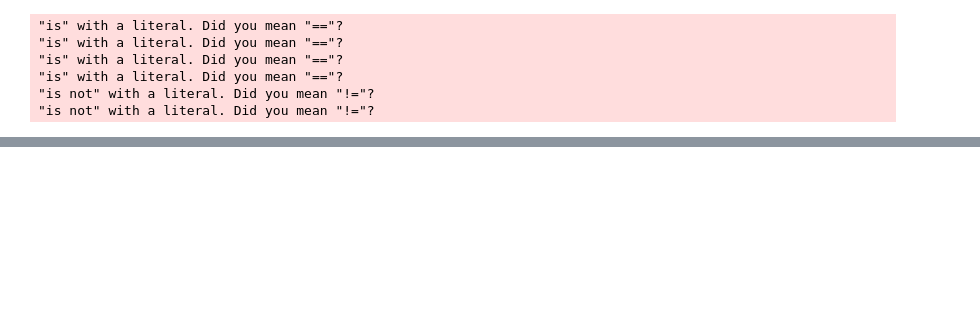
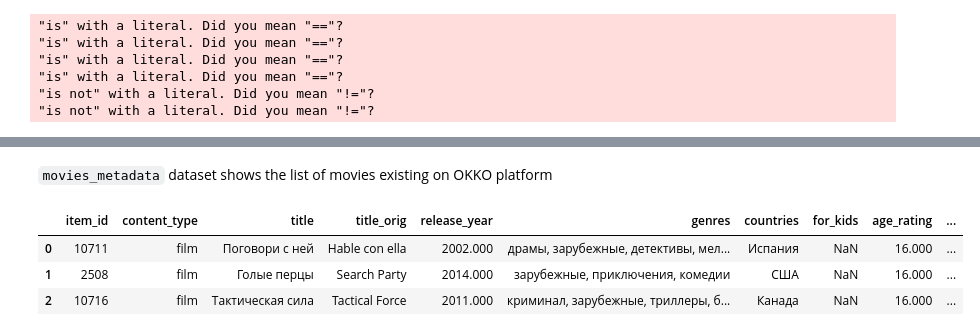
Before and after one commit to kshurik/rekkobook, a Jupyter notebook: _sources/chapter1/full_pipeline.ipynb, the cells around one changed output, grey strips where cells are left out. Drawn from its saved outputs; the diff is of its cells as text; code cells hidden in the pictures; blank space fills up the shorter version.

```diff
--- a/_sources/chapter1/full_pipeline.ipynb
+++ b/_sources/chapter1/full_pipeline.ipynb
@@ -14,0 +17,5 @@ and by users for reranker. Now, we move on to coding.
+# %%
+# KION DATA
+INTERACTIONS_PATH = 'https://drive.google.com/file/d/1MomVjEwY2tPJ845zuHeTPt1l53GX2UKd/view?usp=share_link'
+ITEMS_METADATA_PATH = 'https://drive.google.com/file/d/1XGLUhHpwr0NxU7T4vYNRyaqwSK5HU3N4/view?usp=share_link'
+USERS_DATA_PATH = 'https://drive.google.com/file/d/1MCTl6hlhFYer1BTwjzIBfdBZdDS_mK8e/view?usp=share_link'
@@ -44,0 +56,11 @@ pd.set_option('display.float_format', lambda x: '%.3f' % x)
+# %%
+def read_parquet_from_gdrive(url, engine: str = 'pyarrow'):
+    """
+    gets csv data from a given url (taken from file -> share -> copy link)
+    :url: example https://drive.google.com/file/d/1BlZfCLLs5A13tbNSJZ1GPkHLWQOnPlE4/view?usp=share_link
+    """
+    file_id = url.split('/')[-2]
+    file_path = 'https://drive.google.com/uc?export=download&id=' + file_id
+    data = pd.read_parquet(file_path, engine = engine)
+
+    return data
@@ -44,0 +82,11 @@ pd.set_option('display.float_format', lambda x: '%.3f' % x)
+# %% [markdown]
+`movies_metadata` dataset shows the list of movies existing on OKKO platform
+# %%
+# information about films etc
+movies_metadata = read_parquet_from_gdrive(ITEMS_METADATA_PATH)
+movies_metadata.head(3)
+# %% [output]
+|  | item_id | content_type | title | title_orig | release_year | genres | countries | for_kids | age_rating | ... |
+| 0 | 10711 | film | Поговори с ней | Hable con ella | 2002.000 | драмы, зарубежные, детективы, мел... | Испания | NaN | 16.000 | ... |
+| 1 | 2508 | film | Голые перцы | Search Party | 2014.000 | зарубежные, приключения, комедии | США | NaN | 16.000 | ... |
+| 2 | 10716 | film | Тактическая сила | Tactical Force | 2011.000 | криминал, зарубежные, триллеры, б... | Канада | NaN | 16.000 | ... |
```
Also changed, not shown: parts of 69 cells of this notebook, 19 other files.
